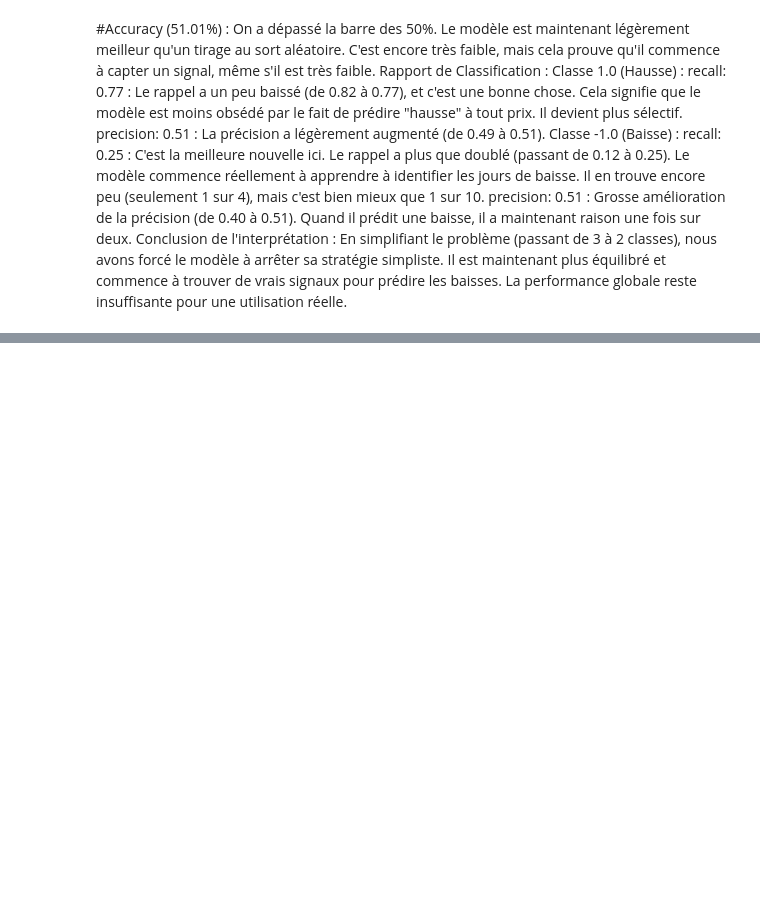
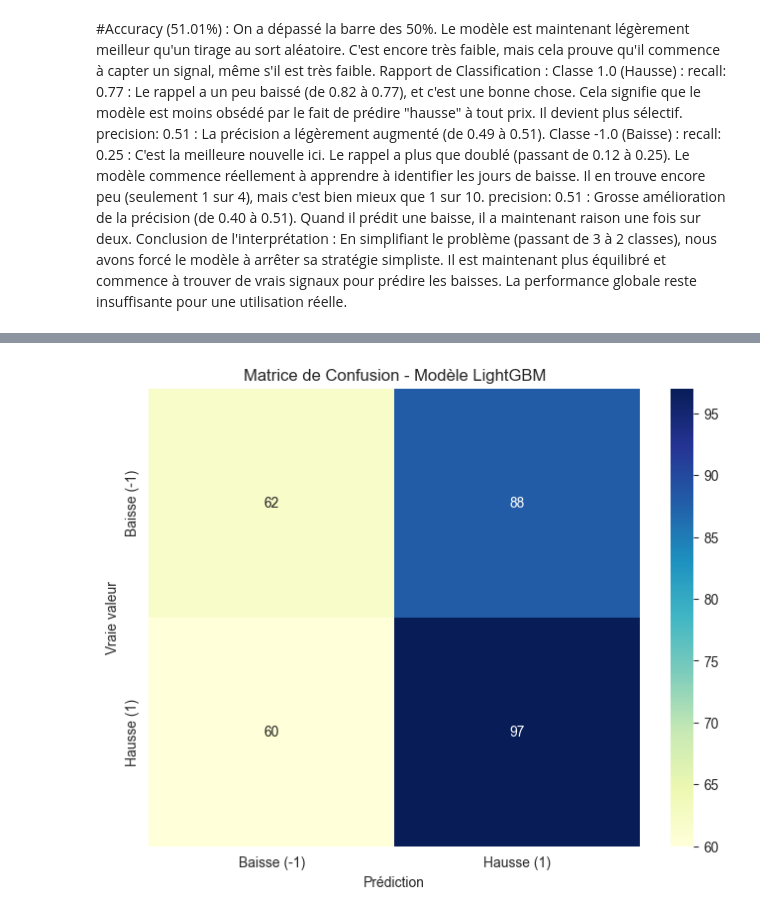
Before and after one commit to arcadiumstreet/MachineLearningProject, a Jupyter notebook: Project/notebook/indicators.ipynb, the cells around one changed output, grey strips where cells are left out. Cells and saved outputs as stored; diff of their text form; code cells hidden in the pictures; blank space fills up the shorter version.

Commit message:
add_new_model

```diff
--- a/Project/notebook/indicators.ipynb
+++ b/Project/notebook/indicators.ipynb
@@ -831,0 +1043,80 @@ Conclusion de l'interprétation : En simplifiant le problème (passant de 3 à 2
+# %%
+from sklearn.metrics import accuracy_score, classification_report, confusion_matrix
+import lightgbm as lgb # On importe le nouveau modèle : LightGBM
+import seaborn as sns
+import matplotlib.pyplot as plt
+import pandas as pd
+
+print("Lancement de l'entraînement et de l'évaluation avec les nouvelles features...\n")
+
+# --- 1. Vérification et préparation des données ---
+# On s'assure que le DataFrame 'data_v3' (avec les nouvelles features) existe et n'est pas vide.
+if 'data_v3' in locals() and not data_v3.empty:
+
+    # On re-filtre pour un problème à 2 classes (ignorer les jours sans mouvement)
+    data_model = data_v3[data_v3['target'] != 0].copy()
+
+    # Définition de la cible (y) et des variables prédictives (X)
+    y = data_model['target']
+    X = data_model.drop(columns=[
+        'Open', 'High', 'Low', 'Close', 'Adj Close', 'Volume', 'Dollar Volume',
+        'return_1d', 'log_return_1d', 'target'
+    ], errors='ignore') # 'errors=ignore' pour ne pas planter si une colonne a déjà été supprimée
+
+    print(f"Dimensions des features (X) : {X.shape}")
+    print(f"Dimensions de la cible (y) : {y.shape}\n")
+
+    # --- 2. Division chronologique des données (Train / Test) ---
+    # On garde 80% des données pour l'entraînement et 20% pour le test
+    split_ratio = 0.8
+    split_index = int(len(X) * split_ratio)
+
+    X_train, X_test = X[:split_index], X[split_index:]
+    y_train, y_test = y[:split_index], y[split_index:]
+
+    print(f"Nombre d'échantillons d'entraînement : {len(X_train)}")
+    print(f"Nombre d'échantillons de test : {len(X_test)}\n")
+
+    # --- 3. Entraînement du modèle LightGBM ---
+    print("Entraînement du modèle LightGBM (plus rapide et souvent plus précis)...")
+    model_lgb = lgb.LGBMClassifier(random_state=42, class_weight='balanced')
+    model_lgb.fit(X_train, y_train)
+    print("Entraînement terminé.\n")
+
+    # --- 4. Évaluation du modèle sur les données de test ---
+    y_pred = model_lgb.predict(X_test)
+    accuracy = accuracy_score(y_test, y_pred)
+
+    print(f"--- RÉSULTATS DU MODÈLE AVEC FEATURES COMPLEXES ---")
+    print(f"Accuracy sur l'ensemble de test : {accuracy:.2%}\n")
+
+    print("Rapport de classification :")
+    print(classification_report(y_test, y_pred, zero_division=0))
+
+    # --- 5. Visualisation : Matrice de confusion ---
+    cm = confusion_matrix(y_test, y_pred, labels=model_lgb.classes_)
+    plt.figure(figsize=(8, 6))
+    sns.heatmap(cm, annot=True, fmt='d', cmap='YlGnBu', xticklabels=['Baisse (-1)', 'Hausse (1)'], yticklabels=['Baisse (-1)', 'Hausse (1)'])
+    plt.title('Matrice de Confusion - Modèle LightGBM')
+    plt.xlabel('Prédiction')
+    plt.ylabel('Vraie valeur')
+    plt.show()
+
+    # --- 6. Visualisation : Importance des features ---
+    # C'est très utile pour voir si nos nouvelles features sont importantes pour le modèle.
+    print("\nAnalyse de l'importance des features :")
+    importances = model_lgb.feature_importances_
+    feature_names = X.columns
+    feature_importance_df = pd.DataFrame({'feature': feature_names, 'importance': importances})
+    feature_importance_df = feature_importance_df.sort_values(by='importance', ascending=False)
+
+    plt.figure(figsize=(10, 10))
+    sns.barplot(x='importance', y='feature', data=feature_importance_df.head(20), palette='viridis')
+    plt.title('Top 20 des features les plus importantes (selon LightGBM)')
+    plt.tight_layout()
+    plt.show()
+
+else:
+    print("ERREUR : Le DataFrame 'data_v3' est introuvable ou vide.")
+    print("Veuillez d'abord exécuter la cellule de création de features complexes.")
+# %% [output]
@@ -831,0 +1140 @@ Conclusion de l'interprétation : En simplifiant le problème (passant de 3 à 2
+[figure, added]
```
Also changed, not shown: parts of 5 cells of this notebook, 1 other file.
